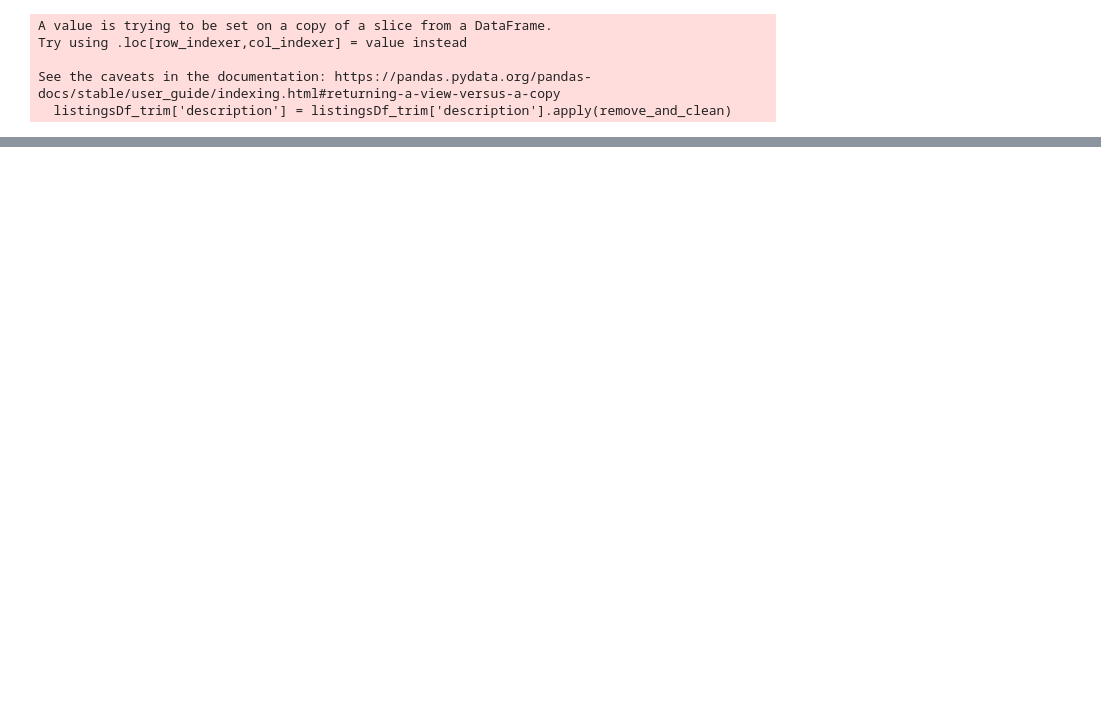
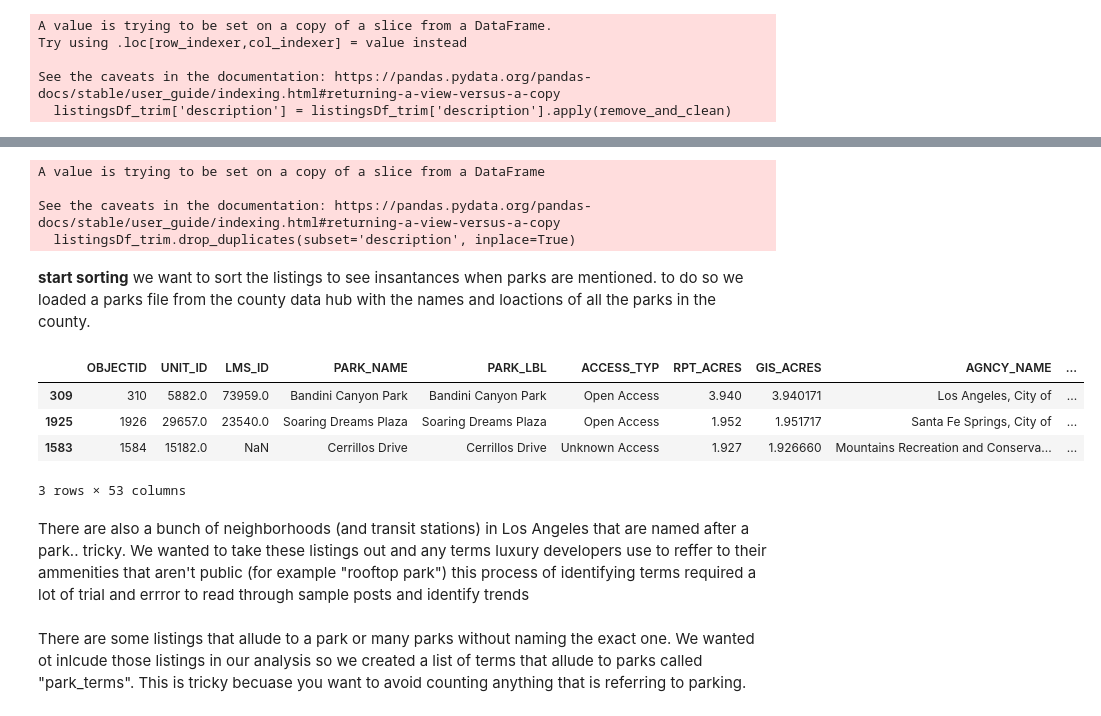
Before and after one commit to zotheo/uds_parks, a Jupyter notebook: Sorting.ipynb, the cells around one changed output, grey strips where cells are left out. Drawn from its saved outputs; the diff is of its cells as text; code cells hidden in the pictures; blank space fills up the shorter version.

```diff
--- a/Sorting.ipynb
+++ b/Sorting.ipynb
@@ -229,3 +189,26 @@ park_terms = ['hike',
+# %%
+listingsDf_trim.drop_duplicates(subset='description', inplace=True)
+# %% [output]
+A value is trying to be set on a copy of a slice from a DataFrame
+
+See the caveats in the documentation: https://pandas.pydata.org/pandas-docs/stable/user_guide/indexing.html#returning-a-view-versus-a-copy
+  listingsDf_trim.drop_duplicates(subset='description', inplace=True)
+# %% [markdown]
+**start sorting**
+we want to sort the listings to see insantances when parks are mentioned. to do so we loaded a parks file from the county data hub with the names and loactions of all the parks in the county.
+# %%
+import geopandas as gpd
+
+parks = gpd.read_file('county_parks.geojson')
+parks.sample(3)
+# %% [output]
+|  | OBJECTID | UNIT_ID | LMS_ID | PARK_NAME | PARK_LBL | ACCESS_TYP | RPT_ACRES | GIS_ACRES | AGNCY_NAME | ... |
+| 309 | 310 | 5882.0 | 73959.0 | Bandini Canyon Park | Bandini Canyon Park | Open Access | 3.940 | 3.940171 | Los Angeles, City of | ... |
+| 1925 | 1926 | 29657.0 | 23540.0 | Soaring Dreams Plaza | Soaring Dreams Plaza | Open Access | 1.952 | 1.951717 | Santa Fe Springs, City of | ... |
+| 1583 | 1584 | 15182.0 | NaN | Cerrillos Drive | Cerrillos Drive | Unknown Access | 1.927 | 1.926660 | Mountains Recreation and Conserva... | ... |
+3 rows × 53 columns
+# %% [markdown]
+There are also a bunch of neighborhoods (and transit stations) in Los Angeles that are named after a park.. tricky. We wanted to take these listings out and any terms luxury developers use to reffer to their ammenities that aren't public (for example "rooftop park") this process of identifying terms required a lot of trial and errror to read through sample posts and identify trends
 # %%
 excluded = ['highland park',
            'hancock park',
@@ -244,0 +224,2 @@ sneaky_neighborhoods = ['highland park',
+# %% [markdown]
+There are some listings that allude to a park or many parks without naming the exact one. We wanted ot inlcude those listings in our analysis so we created a list of terms that allude to parks called "park_terms". This is tricky becuase you want to avoid counting anything that is referring to parking.
```
Also changed, not shown: parts of 23 cells of this notebook.
